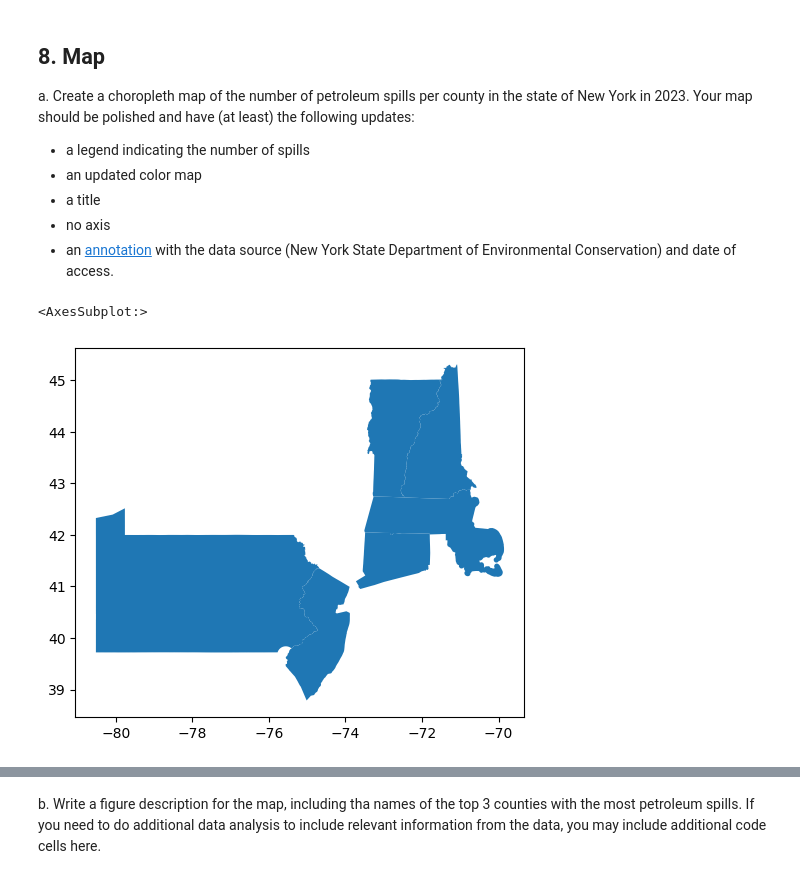
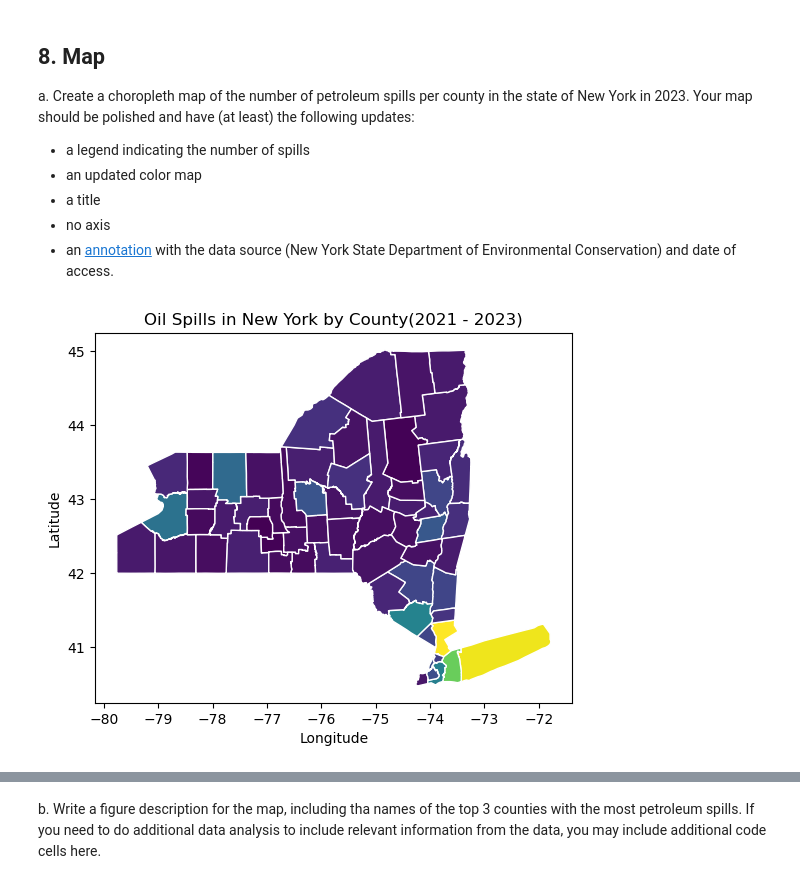
Before and after one commit to nicolelpepper/eds220-hwk3, a Jupyter notebook: hwk3-task2-oil-spills.ipynb, the cells around one changed output, grey strips where cells are left out. Saved outputs shown, nothing was run; the diff lists cells and outputs as text; code cells hidden in the pictures.

```diff
--- a/hwk3-task2-oil-spills.ipynb
+++ b/hwk3-task2-oil-spills.ipynb
@@ -166,11 +176,15 @@ a. Simplify column names as needed.
 b. Update column data types as needed. If you're not sure if any data types are needed at this point, you may come back later to this cell.
 # %%
 # a. Simplify column names
-spills.columns = spills.columns.str.strip().str.lower().str.replace(" ", "_")
+spills.columns = (spills.columns # Select columns
+                  .str.strip() # Remove spaces before or after string values
+                  .str.lower() # Set strings to lowercase
+                  .str.replace(" ", "_")) # Replace space with underscore
 # %%
-# b. Update column data types
-# Change 'spilldate', 'received data', and 'close date' and datetime objects
-spills[['spill_date', 'received_date', 'close_date']] = spills[['spill_date', 'received_date', 'close_date']].apply(pd.to_datetime, errors='coerce')
+# b. Update column data types for date columns
+# Change 'spilldate', 'received data', and 'close date' to datetime objects
+spills[['spill_date', 'received_date', 'close_date']] = (spills[['spill_date', 'received_date', 'close_date']]
+                                                         .apply(pd.to_datetime, errors='coerce'))
 spills.dtypes
 # %% [output]
 spill_number                      int64
@@ -237,12 +251,12 @@ The resulting `spills_per_county` dataframe must be as follows:
 
 You may add cells if needed.
 # %%
-#
-spills_per_county = petr_23['county']
-    .value_counts()
-    .reset_index()
-    .rename(columns = {'county' : 'spills',
-                                                                                    'index' : 'county'})
+# Create new df with number of petroleum spills per county from Jan to Oct. 2023
+spills_per_county = (petr_23['county'] # Select county column
+                     .value_counts() # Count unique values
+                     .reset_index()  # Reset index to start from 0
+                     .rename(columns = {'county' : 'spills', # Rename columns
+                                        'index' : 'county'}))
 spills_per_county
 # %% [output]
 |  | county | spills |
@@ -346,7 +395,10 @@ f. Use the next markdown cell to explain what information you obtained from the
 Simplify column names as needed.
 # %%
 # Simplify column names
-county.columns = county.columns.str.strip().str.lower().str.replace(" ", "_")
+county.columns = (county.columns # Select columns
+                  .str.strip() # Remove spaces before or after string values
+                  .str.lower() # Set strings to lowercase
+                  .str.replace(" ", "_")) # Replace space with underscore
 county.head()
 # %% [output]
 |  | statefp | countyfp | countyns | geoid | geoidfq | name | namelsad | lsad | classfp | mtfcc | csafp | ... |
@@ -581,33 +598,18 @@ Your map should be polished and have (at least) the following updates:
 # %%
 # 1) initialize a blank figure and axes
 fig, ax = plt.subplots()
 
 # Add layers to our figures axis
-ca_boundary.plot(ax=ax,
-                color = 'none',
-                edgecolor = 'black')
-pigs_recent.plot(ax=ax,
-                alpha=0.5)
+ny_counties.plot(ax=ax,
+                 column = 'spills',
+                edgecolor = 'white')
 
 # Customization
-ax.set_title('Reported "Sus scrofa" sightings in CA (2020 - 2023)')
+ax.set_title('Oil Spills in New York by County(2021 - 2023)')
 ax.set_xlabel('Longitude')
 ax.set_ylabel('Latitude')
 
 # Display the figure
 plt.show()
+# %% [output]
+[figure, added]
-# %%
-# Set up background data 50, 25, 9 , 33
-
-
-# Define the list of STATEFP codes to include (Pennsylvania, Vermont, Massachusetts, Connecticut, New Hampshire, New Jersey)
-statefp_codes = ['42', '50', '25', '09', '33', '34']
-
-# Filter the counties for the specified state codes
-bg_counties = county[county['statefp'].isin(statefp_codes)]
-
-# Dissolve the boundaries by state (this will merge counties within each state)
-bg_counties_diss = bg_counties.dissolve(by='statefp')
-# %% [output]
-<AxesSubplot:>
-[figure, removed]
```
Also changed, not shown: parts of 31 cells of this notebook.
